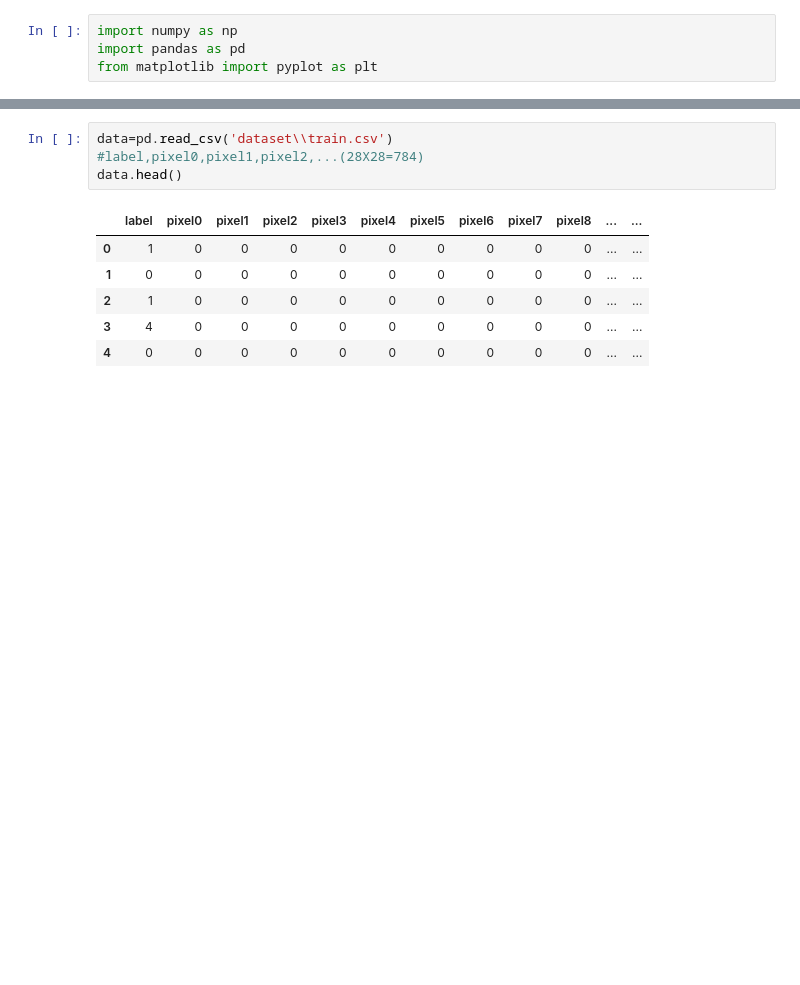
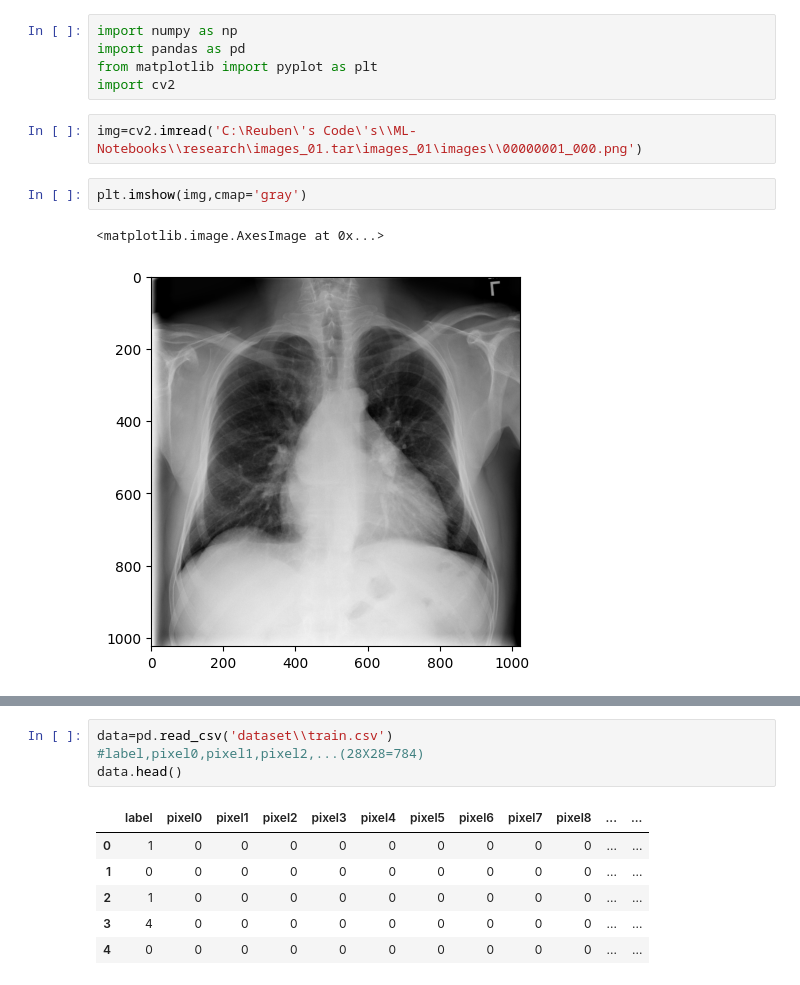
Before and after one commit to Reuben-Stephen-John/ML-Notebooks, a Jupyter notebook: Classification-Models/MNIST_NN_scratch.ipynb, the cells around one changed output, grey strips where cells are left out. Saved outputs shown, nothing was run; the diff lists cells and outputs as text; blank space fills up the shorter version.

```diff
--- a/Classification-Models/MNIST_NN_scratch.ipynb
+++ b/Classification-Models/MNIST_NN_scratch.ipynb
@@ -2,3 +2,11 @@
 import numpy as np
 import pandas as pd
 from matplotlib import pyplot as plt
+import cv2
+# %%
+img=cv2.imread('C:\Reuben\'s Code\'s\\ML-Notebooks\\research\images_01.tar\images_01\images\\00000001_000.png')
+# %%
+plt.imshow(img,cmap='gray')
+# %% [output]
+<matplotlib.image.AxesImage at 0x...>
+[figure, added]
```
Also changed, not shown: parts of 2 cells of this notebook, 3 other files.
